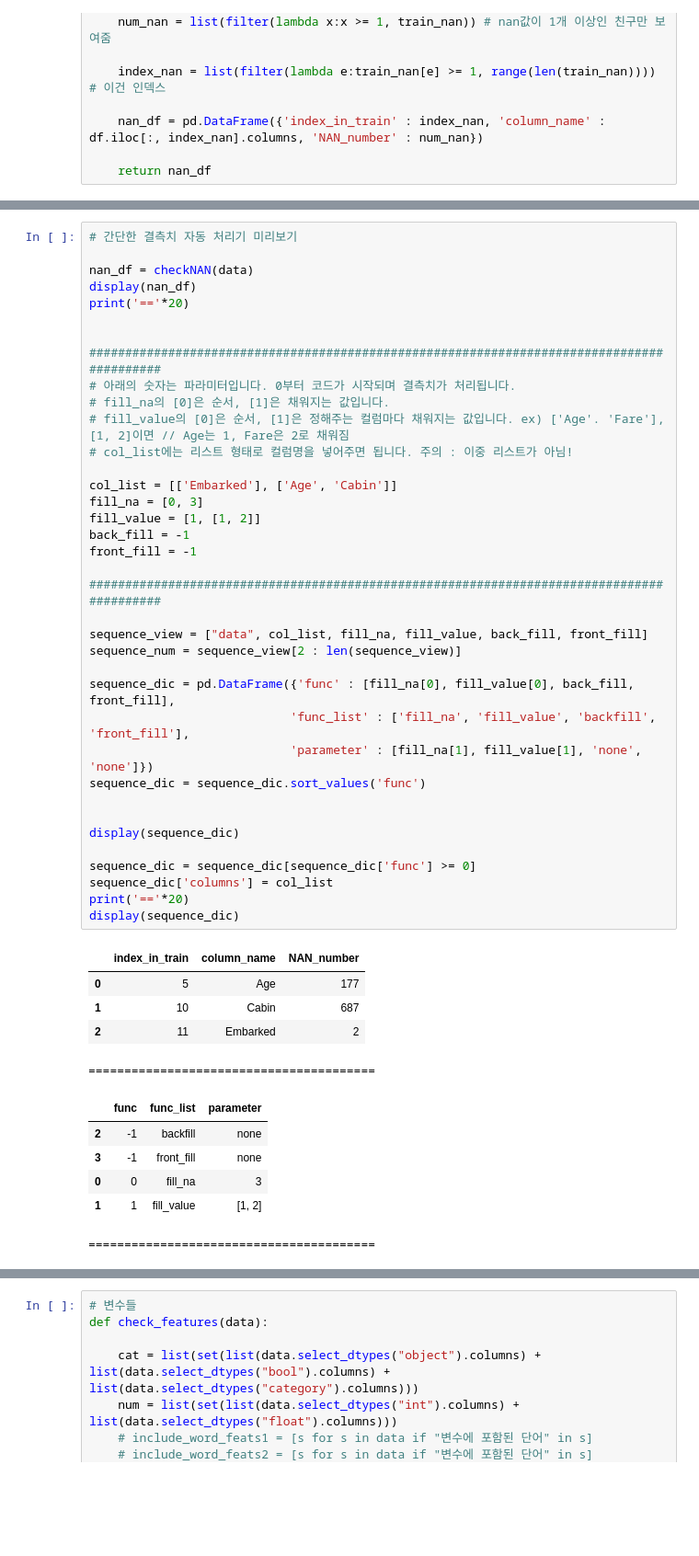
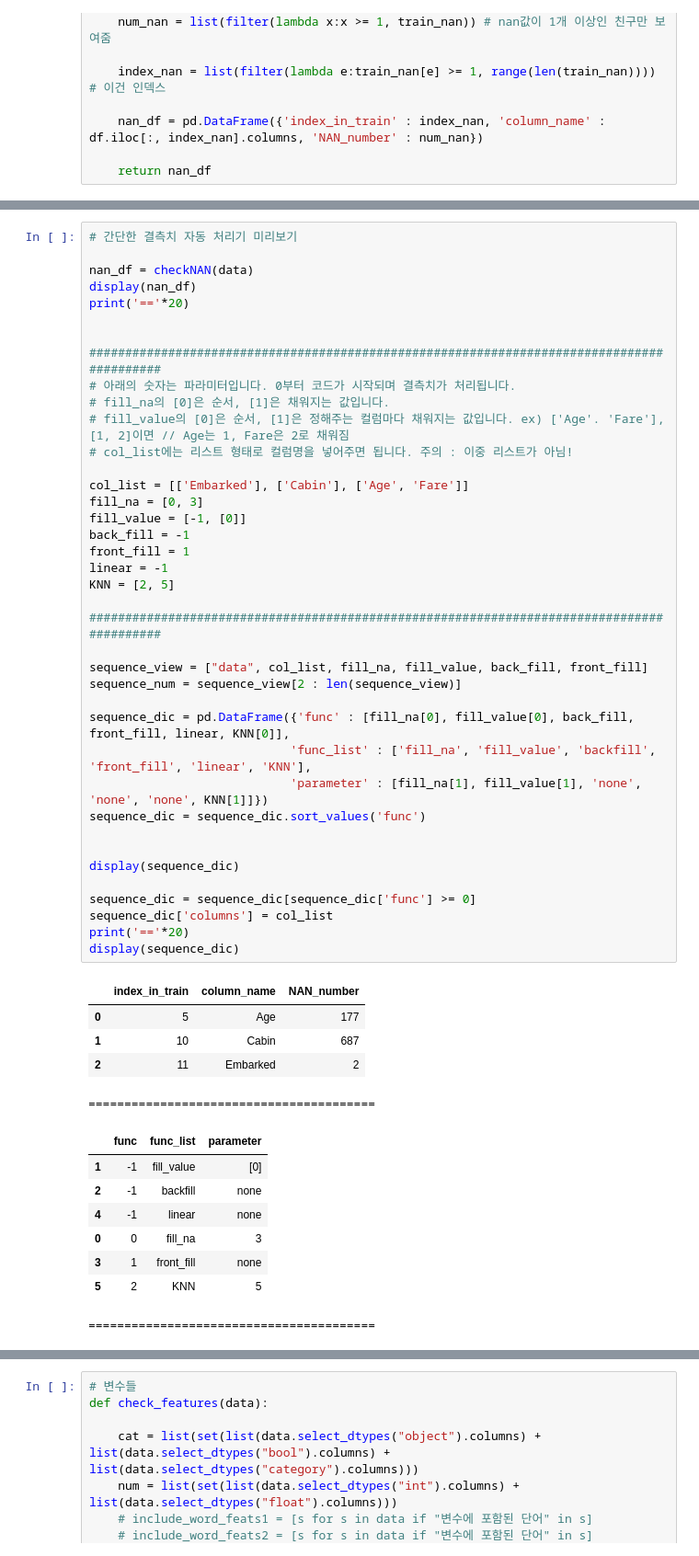
Before and after one commit to lakP44/coding-total, a Jupyter notebook: Python/데이터전처리/everything_of_preprocessing.ipynb, the cells around one changed output, grey strips where cells are left out. Shown at 92% size. Saved outputs shown, nothing was run; the diff lists cells and outputs as text; blank space fills up the shorter version.

```diff
--- a/Python/데이터전처리/everything_of_preprocessing.ipynb
+++ b/Python/데이터전처리/everything_of_preprocessing.ipynb
@@ -79,43 +87,47 @@ print('=='*20)
 ##########################################################################################
 # 아래의 숫자는 파라미터입니다. 0부터 코드가 시작되며 결측치가 처리됩니다.
 # fill_na의 [0]은 순서, [1]은 채워지는 값입니다.
 # fill_value의 [0]은 순서, [1]은 정해주는 컬럼마다 채워지는 값입니다. ex) ['Age'. 'Fare'], [1, 2]이면 // Age는 1, Fare은 2로 채워짐
 # col_list에는 리스트 형태로 컬럼명을 넣어주면 됩니다. 주의 : 이중 리스트가 아님!
 
-col_list = [['Embarked'], ['Age', 'Cabin']]
+col_list = [['Embarked'], ['Cabin'], ['Age', 'Fare']]
 fill_na = [0, 3]
-fill_value = [1, [1, 2]]
+fill_value = [-1, [0]]
 back_fill = -1
-front_fill = -1
+front_fill = 1
+linear = -1
+KNN = [2, 5]
 
 ##########################################################################################
 
 sequence_view = ["data", col_list, fill_na, fill_value, back_fill, front_fill]
 sequence_num = sequence_view[2 : len(sequence_view)]
 
-sequence_dic = pd.DataFrame({'func' : [fill_na[0], fill_value[0], back_fill, front_fill],
-                            'func_list' : ['fill_na', 'fill_value', 'backfill', 'front_fill'],
-                            'parameter' : [fill_na[1], fill_value[1], 'none', 'none']})
+sequence_dic = pd.DataFrame({'func' : [fill_na[0], fill_value[0], back_fill, front_fill, linear, KNN[0]],
+                            'func_list' : ['fill_na', 'fill_value', 'backfill', 'front_fill', 'linear', 'KNN'],
+                            'parameter' : [fill_na[1], fill_value[1], 'none', 'none', 'none', KNN[1]]})
 sequence_dic = sequence_dic.sort_values('func')
 
 
 display(sequence_dic)
 
 sequence_dic = sequence_dic[sequence_dic['func'] >= 0]
 sequence_dic['columns'] = col_list
 print('=='*20)
 display(sequence_dic)
 # %% [output]
 |  | index_in_train | column_name | NAN_number |
 | 0 | 5 | Age | 177 |
 | 1 | 10 | Cabin | 687 |
 | 2 | 11 | Embarked | 2 |
 ========================================
 |  | func | func_list | parameter |
+| 1 | -1 | fill_value | [0] |
 | 2 | -1 | backfill | none |
-| 3 | -1 | front_fill | none |
+| 4 | -1 | linear | none |
 | 0 | 0 | fill_na | 3 |
-| 1 | 1 | fill_value | [1, 2] |
+| 3 | 1 | front_fill | none |
+| 5 | 2 | KNN | 5 |
 ========================================
 |  | func | func_list | parameter | columns |
 | 0 | 0 | fill_na | 3 | [Embarked] |
```
Also changed, not shown: parts of 5 cells of this notebook.
